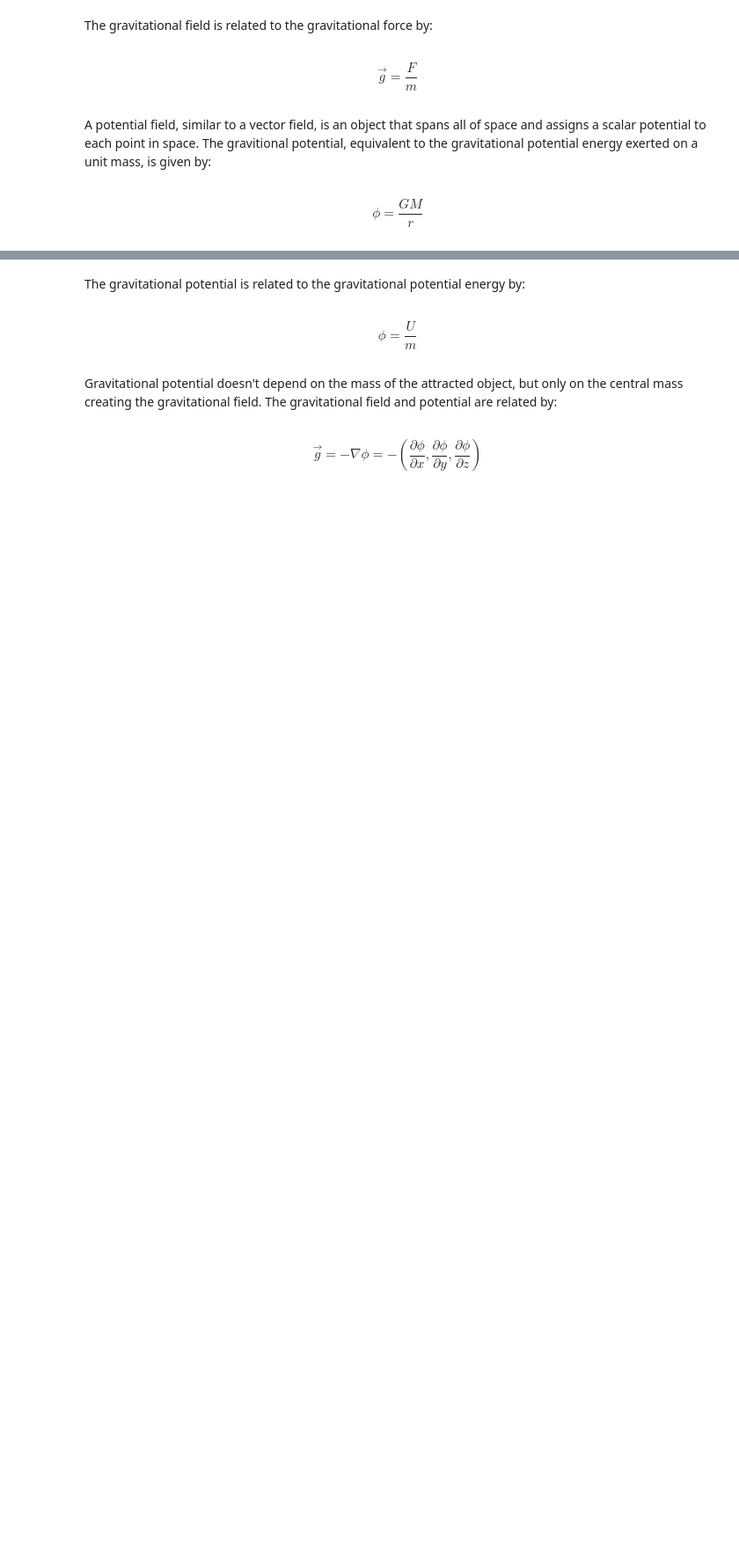
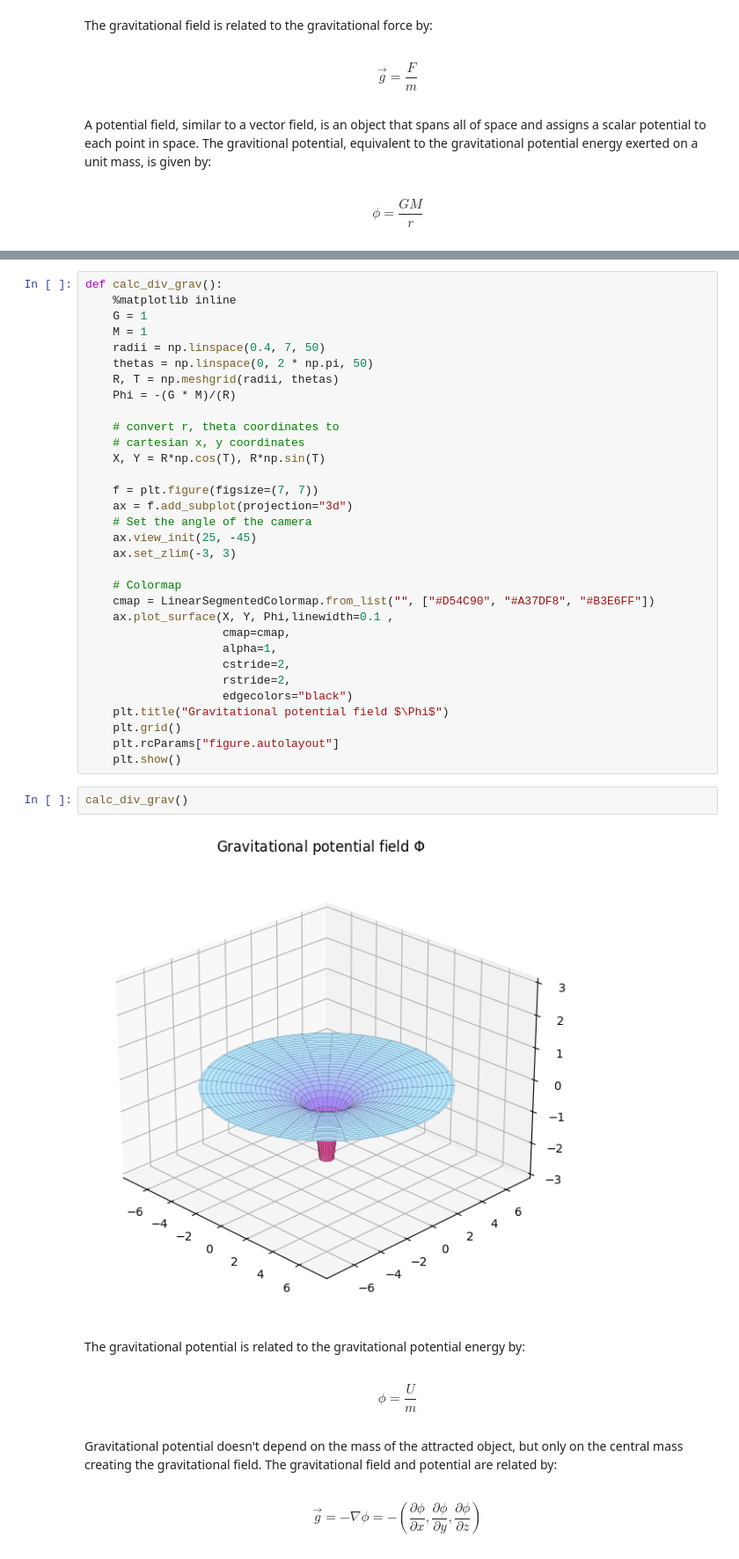
Before and after one commit to elaraproject/elara-handbook, a Jupyter notebook: book/knowledge-library/classical-mechanics.ipynb, the cells around one changed output, grey strips where cells are left out. Shown at 88% size. Cells and saved outputs as stored; diff of their text form; blank space fills up the shorter version.

```diff
--- a/book/knowledge-library/classical-mechanics.ipynb
+++ b/book/knowledge-library/classical-mechanics.ipynb
@@ -469,3 +495,39 @@ $$
+# %%
+def calc_div_grav():
+    %matplotlib inline
+    G = 1
+    M = 1
+    radii = np.linspace(0.4, 7, 50)
+    thetas = np.linspace(0, 2 * np.pi, 50)
+    R, T = np.meshgrid(radii, thetas)
+    Phi = -(G * M)/(R)
+
+    # convert r, theta coordinates to
+    # cartesian x, y coordinates
+    X, Y = R*np.cos(T), R*np.sin(T)
+
+    f = plt.figure(figsize=(7, 7))
+    ax = f.add_subplot(projection="3d")
+    # Set the angle of the camera
+    ax.view_init(25, -45)
+    ax.set_zlim(-3, 3)
+
+    # Colormap
+    cmap = LinearSegmentedColormap.from_list("", ["#D54C90", "#A37DF8", "#B3E6FF"])
+    ax.plot_surface(X, Y, Phi,linewidth=0.1 ,
+                    cmap=cmap,
+                    alpha=1,
+                    cstride=2,
+                    rstride=2,
+                    edgecolors="black")
+    plt.title("Gravitational potential field $\Phi$")
+    plt.grid()
+    plt.rcParams["figure.autolayout"]
+    plt.show()
+# %%
+calc_div_grav()
+# %% [output]
+[figure, added]
 # %% [markdown]
 The gravitational potential is related to the gravitational potential energy by:
 # %% [markdown]
```
Also changed, not shown: parts of 14 cells of this notebook.
